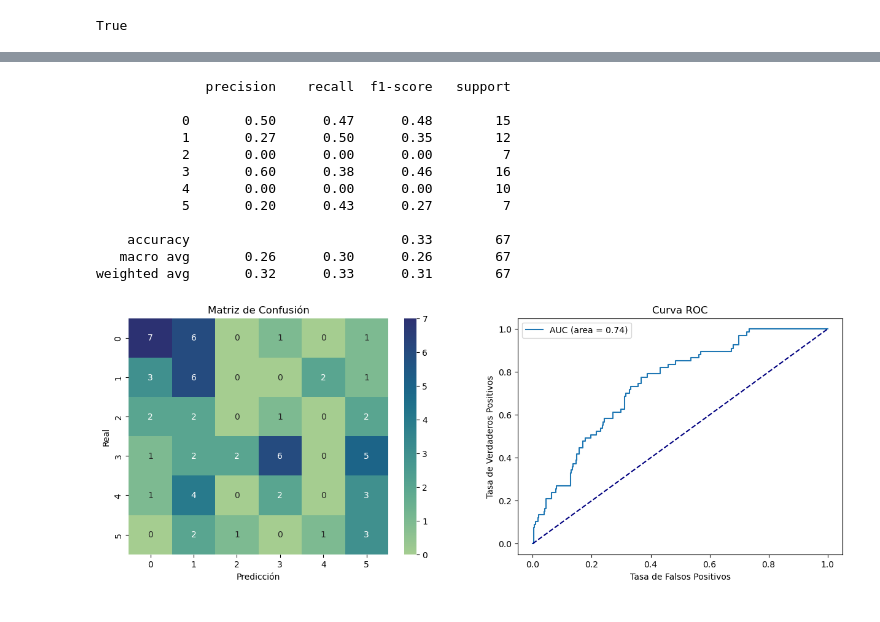
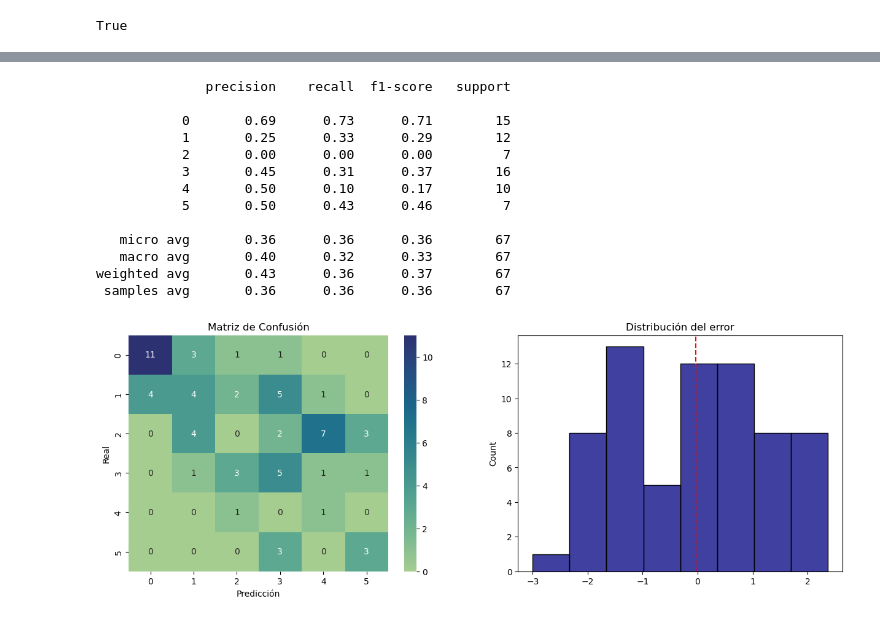
Before and after one commit to Rubenvalrom/Multilabel-Baldness-Classification, a Jupyter notebook: notebook.ipynb, the cells around one changed output, grey strips where cells are left out. Saved outputs shown, nothing was run; the diff lists cells and outputs as text; code cells hidden in the pictures.

Commit message:
Data augmentation and multi label melted in 1

```diff
--- a/notebook.ipynb
+++ b/notebook.ipynb
@@ -279,37 +314,33 @@ def entrenar_modelo(model, train_dataset, X_tensor_val, y_tensor_val, epochs=250
 # %%
 def evaluar_modelo(y_test, logits):
 
-    y_test = y_test.cpu().numpy()
-    logits = logits.cpu().numpy()
+    y_test = y_test.view(-1).detach().cpu().numpy()
+    logits = logits.view(-1).detach().cpu().numpy()
 
-    probs = F.softmax(torch.tensor(logits), dim=1).numpy()
+    logits[logits < 0.5] = 0
+    logits[logits >= 4.5] = 5
 
-    # Convertir one-hot a etiquetas reales
-    y_true = np.argmax(y_test, axis=1)
+    y_pred = logits.astype(int)
+    y_test = y_test.astype(int)
 
-    # Predicción por clase más probable
-    y_pred = np.argmax(probs, axis=1)
+    y_pred_one_hot = pd.get_dummies(y_pred)
+    y_test_one_hot = pd.get_dummies(y_test)
 
     # Reporte de clasificación
-    print(classification_report(y_true, y_pred))
+    print(classification_report(y_test_one_hot, y_pred_one_hot))
 
     # Matriz de confusión
-    cm = confusion_matrix(y_true, y_pred)
+    cm = confusion_matrix(y_pred, y_test)
+    error = logits - y_test
     fig, ax = plt.subplots(1, 2, figsize=(15, 5))
     sns.heatmap(cm, annot=True, fmt='d', cmap='crest', ax=ax[0])
     ax[0].set_xlabel('Predicción')
     ax[0].set_ylabel('Real')
     ax[0].set_title('Matriz de Confusión')
 
-    # ROC multiclase
-    roc_auc = roc_auc_score(y_test, probs, average='macro', multi_class='ovr')
-    fpr, tpr, _ = roc_curve(y_test.ravel(), probs.ravel())
-    ax[1].plot(fpr, tpr, label=f'AUC (area = {roc_auc:.2f})')
-    ax[1].plot([0, 1], [0, 1], color='navy', linestyle='--')
-    ax[1].set_xlabel('Tasa de Falsos Positivos')
-    ax[1].set_ylabel('Tasa de Verdaderos Positivos')
-    ax[1].set_title('Curva ROC')
-    ax[1].legend()
+    sns.histplot(error, ax=ax[1], color='navy', bins=21)
+    ax[1].axvline(x=error.mean(), color='red', linestyle='--')
+    ax[1].set_title('Distribución del error')
 
     plt.show()
 # %%
@@ -322,17 +351,18 @@ No se observó mejora en 15 épocas. Deteniendo entrenamiento.
 # %%
-logits_test = BolaDeCristal(X_test_tensor).detach()
+logits_test = BolaDeCristal(X_test_tensor)
 evaluar_modelo(y_test_tensor, logits_test)
 # %% [output]
               precision    recall  f1-score   support
 
-           0       0.50      0.47      0.48        15
-           1       0.27      0.50      0.35        12
+           0       0.69      0.73      0.71        15
+           1       0.25      0.33      0.29        12
            2       0.00      0.00      0.00         7
-           3       0.60      0.38      0.46        16
-           4       0.00      0.00      0.00        10
-           5       0.20      0.43      0.27         7
+           3       0.45      0.31      0.37        16
+           4       0.50      0.10      0.17        10
+           5       0.50      0.43      0.46         7
 
-    accuracy                           0.33        67
-   macro avg       0.26      0.30      0.26        67
-weighted avg       0.32      0.33      0.31        67
+   micro avg       0.36      0.36      0.36        67
+   macro avg       0.40      0.32      0.33        67
+weighted avg       0.43      0.36      0.37        67
+ samples avg       0.36      0.36      0.36        67
-[figure, old version]
+[figure, new version]
```
Also changed, not shown: parts of 11 cells of this notebook, 5 other files.
